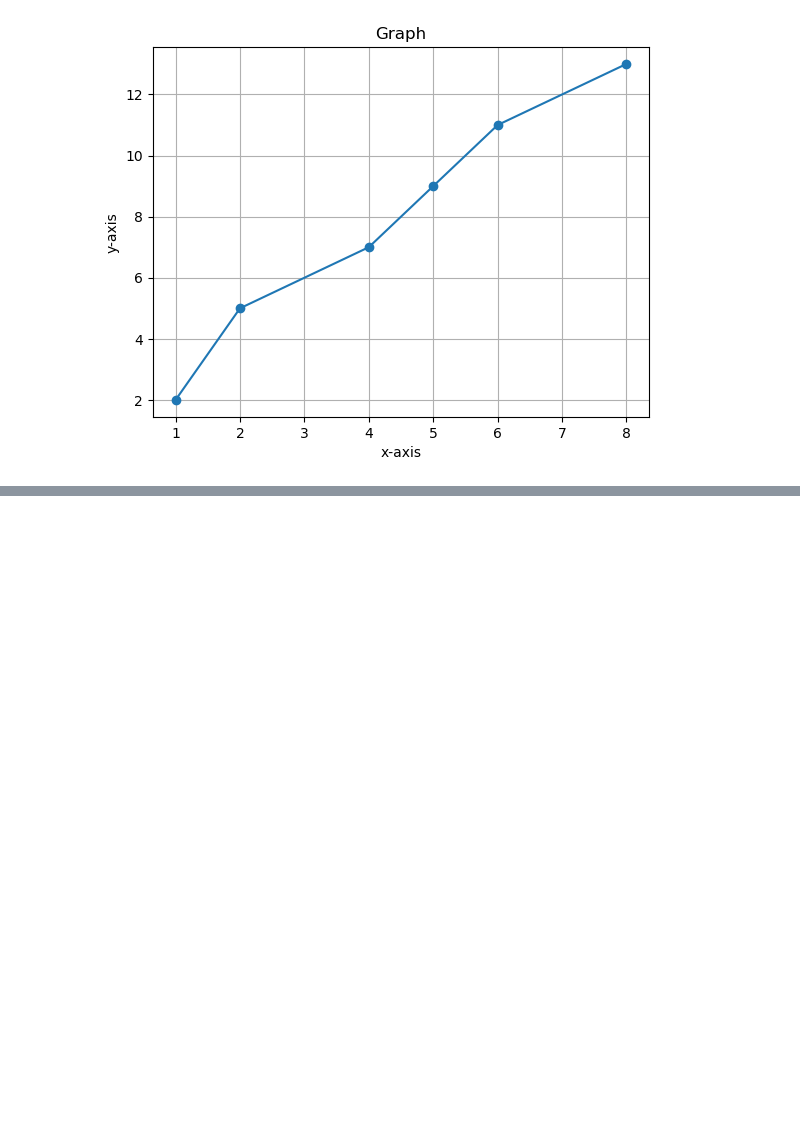
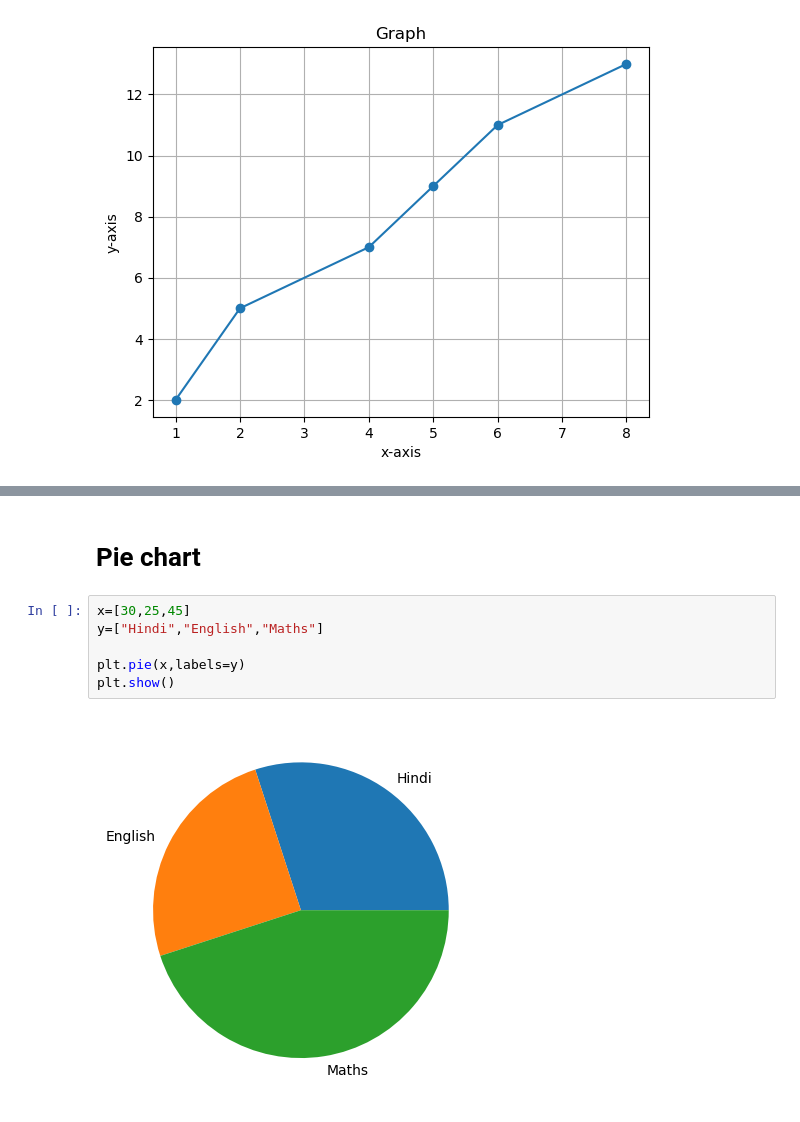
Before and after one commit to Abhishek-Kartik/python_library_learning, a Jupyter notebook: Matplotlib.ipynb, the cells around one changed output, grey strips where cells are left out. Drawn from its saved outputs; the diff is of its cells as text; blank space fills up the shorter version.

```diff
--- a/Matplotlib.ipynb
+++ b/Matplotlib.ipynb
@@ -23,0 +58,10 @@ plt.show()
+# %% [markdown]
+# Pie chart
+# %%
+x=[30,25,45]
+y=["Hindi","English","Maths"]
+
+plt.pie(x,labels=y)
+plt.show()
+# %% [output]
+[figure, added]
```
Also changed, not shown: parts of 8 cells of this notebook, 1 other file.
